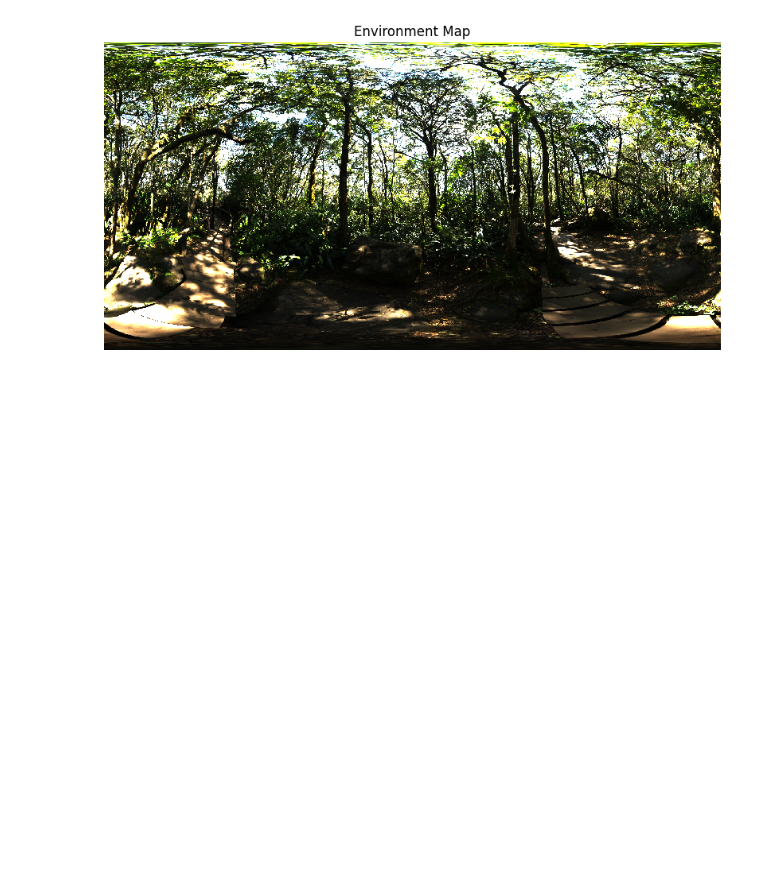
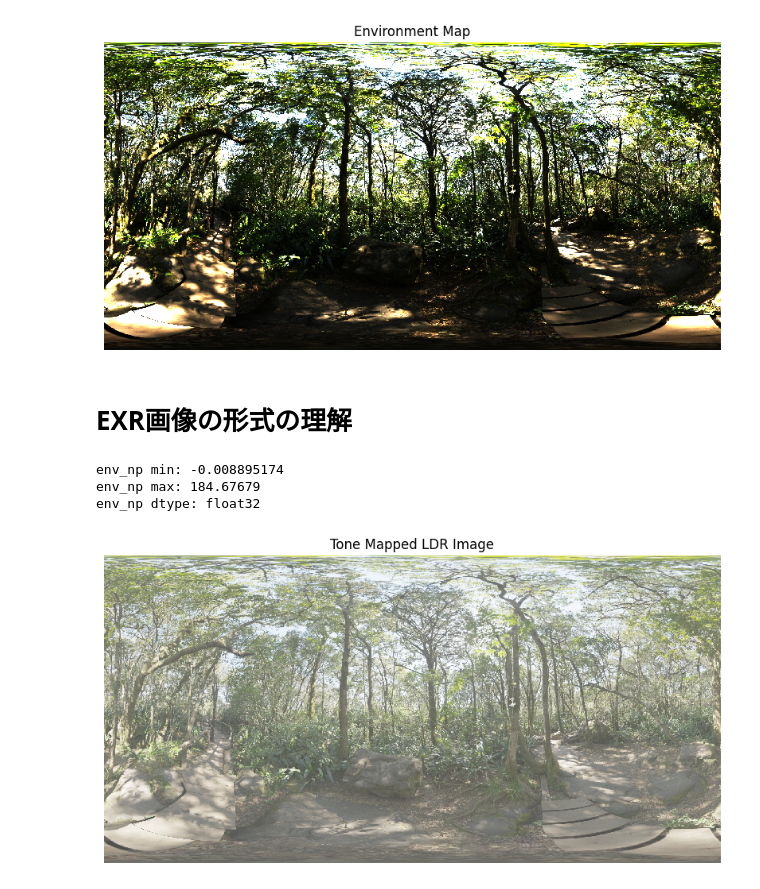
Before and after one commit to unotaiki/gsplat, a Jupyter notebook: optical/environment_map/env_map.ipynb, the cells around one changed output. Saved outputs shown, nothing was run; the diff lists cells and outputs as text; code cells hidden in the pictures; blank space fills up the shorter version.

```diff
--- a/optical/environment_map/env_map.ipynb
+++ b/optical/environment_map/env_map.ipynb
@@ -226,3 +227,44 @@ plt.show()
 # %% [output]
 Clipping input data to the valid range for imshow with RGB data ([0..1] for floats or [0..255] for integers). Got range [-0.008895174..184.67679].
 [figure]
+# %% [markdown]
+# EXR画像の形式の理解
+# %%
+# range of env map of exr
+print("env_np min:", env_np.min())
+print("env_np max:", env_np.max())
+print("env_np dtype:", env_np.dtype)
+
+env_norm = (env_np - env_np.min()) / (env_np.max() - env_np.min() + 1e-8)
+# %% [output]
+env_np min: -0.008895174
+env_np max: 184.67679
+env_np dtype: float32
+# %%
+# Tone Map を用いてLDRに変換
+
+hdr = imageio.imread("rainforest_trail_2k.exr", format="EXR")
+
+exposure = 0.2
+gamma = 2.2
+
+# Apply exposure
+hdr_exp = hdr * (2.0 ** exposure)
+
+# Reinhard tone mapping
+tone_mapped = hdr_exp / (1.0 + hdr_exp)
+
+# Gamma correction
+ldr = np.power(tone_mapped, 1.0 / gamma)
+
+# clip to [0, 1]
+# ldr = np.clip(ldr, 0.0, 1.0)
+
+# show
+plt.figure(figsize=(10, 10))
+plt.imshow(ldr)
+plt.axis('off')
+plt.title('Tone Mapped LDR Image')
+plt.show()
+# %% [output]
+[figure, added]
```
Also changed, not shown: parts of 5 cells of this notebook, 5 other files.
